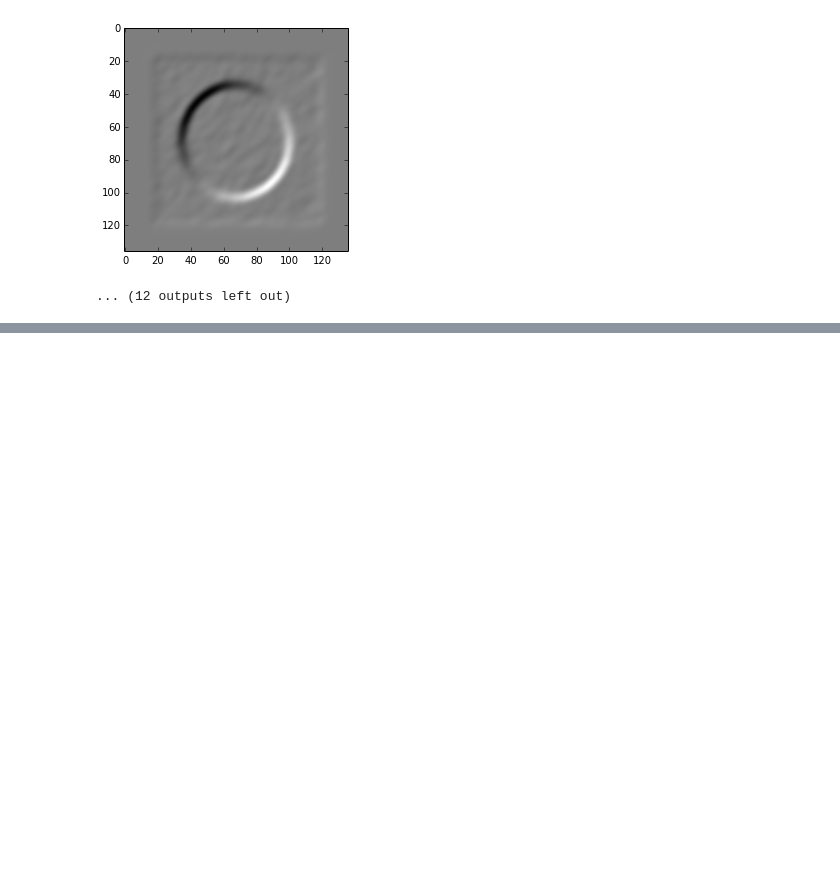
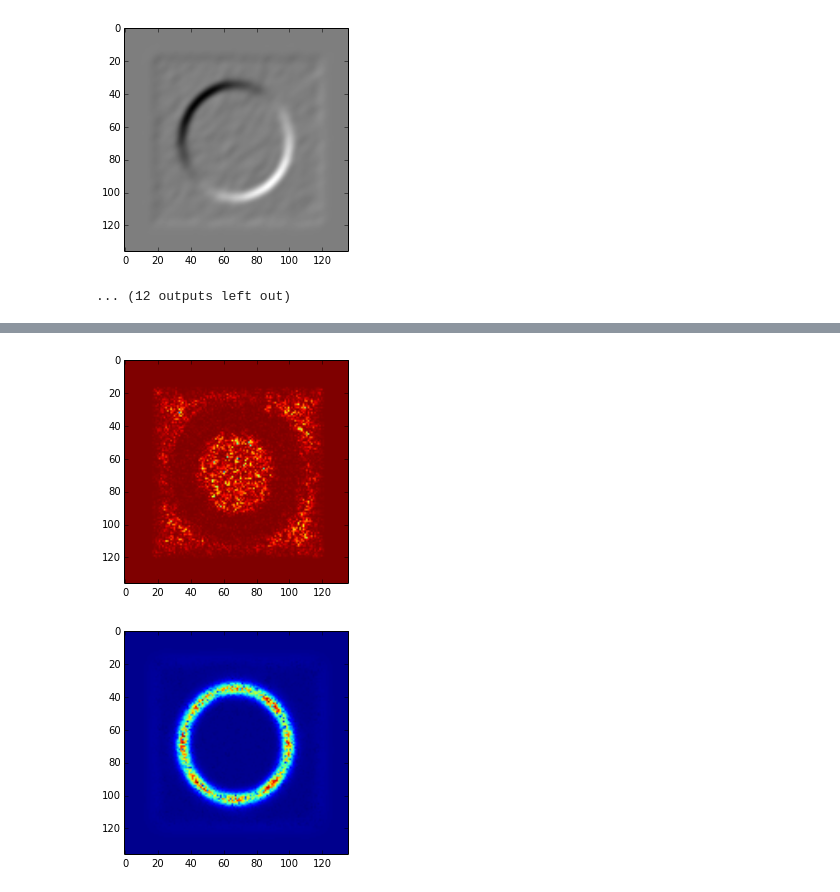
Before and after one commit to arvigj/ML-CV, a Jupyter notebook: cv_hw1/CV_1.ipynb, the cells around one changed output, grey strips where cells are left out. Cells and saved outputs as stored; diff of their text form; code cells hidden in the pictures; blank space fills up the shorter version.

```diff
--- a/cv_hw1/CV_1.ipynb
+++ b/cv_hw1/CV_1.ipynb
@@ -146,0 +186,27 @@ plt.imshow(blurred,cmap="gray")
+# %%
+def ratio(max_array, epsilon):
+    r = (max_array.real + 0.001*epsilon)/(max_array.imag + epsilon)
+    return r
+
+def edge_ratio(max_array, epsilon):
+    r = ratio(max_array, epsilon)
+    d = np.amax(r)
+    edge = 1. - (r/d)
+    return edge
+
+def diff(max_array, beta):
+    c = np.amax(max_array.imag)
+    d = max_array.real - beta*(max_array.imag - c)
+    return d
+
+def edge_diff(max_array, alpha, beta):
+    edge = np.exp(-alpha*diff(max_array, beta))
+    return edge
+
+plt.imshow(edge_ratio(max_array,0))
+plt.show()
+plt.imshow(edge_diff(max_array,0.05,.05))
+plt.show()
+# %% [output]
+[figure, added]
+[figure, added]
```
Also changed, not shown: parts of 6 cells of this notebook.
